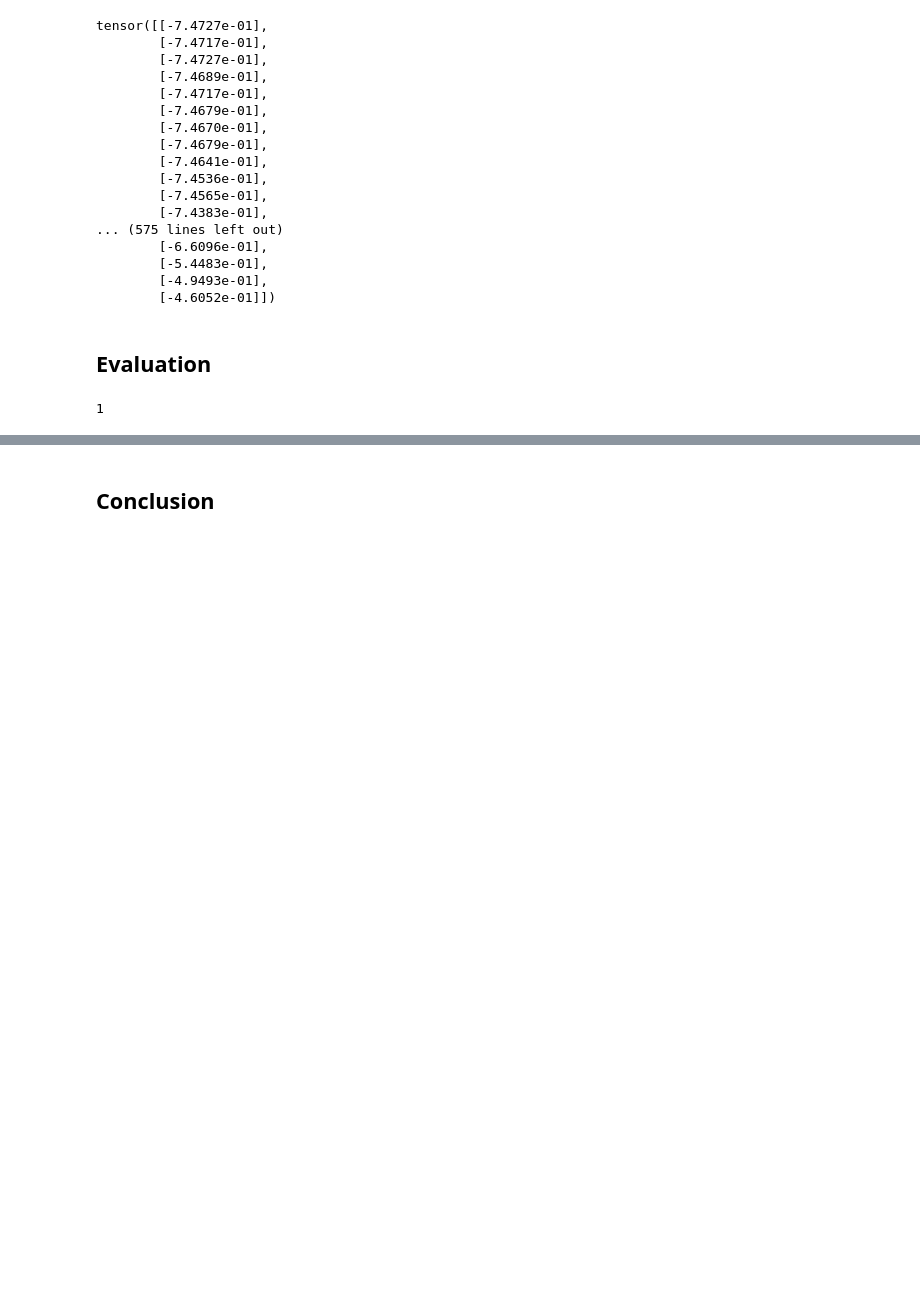
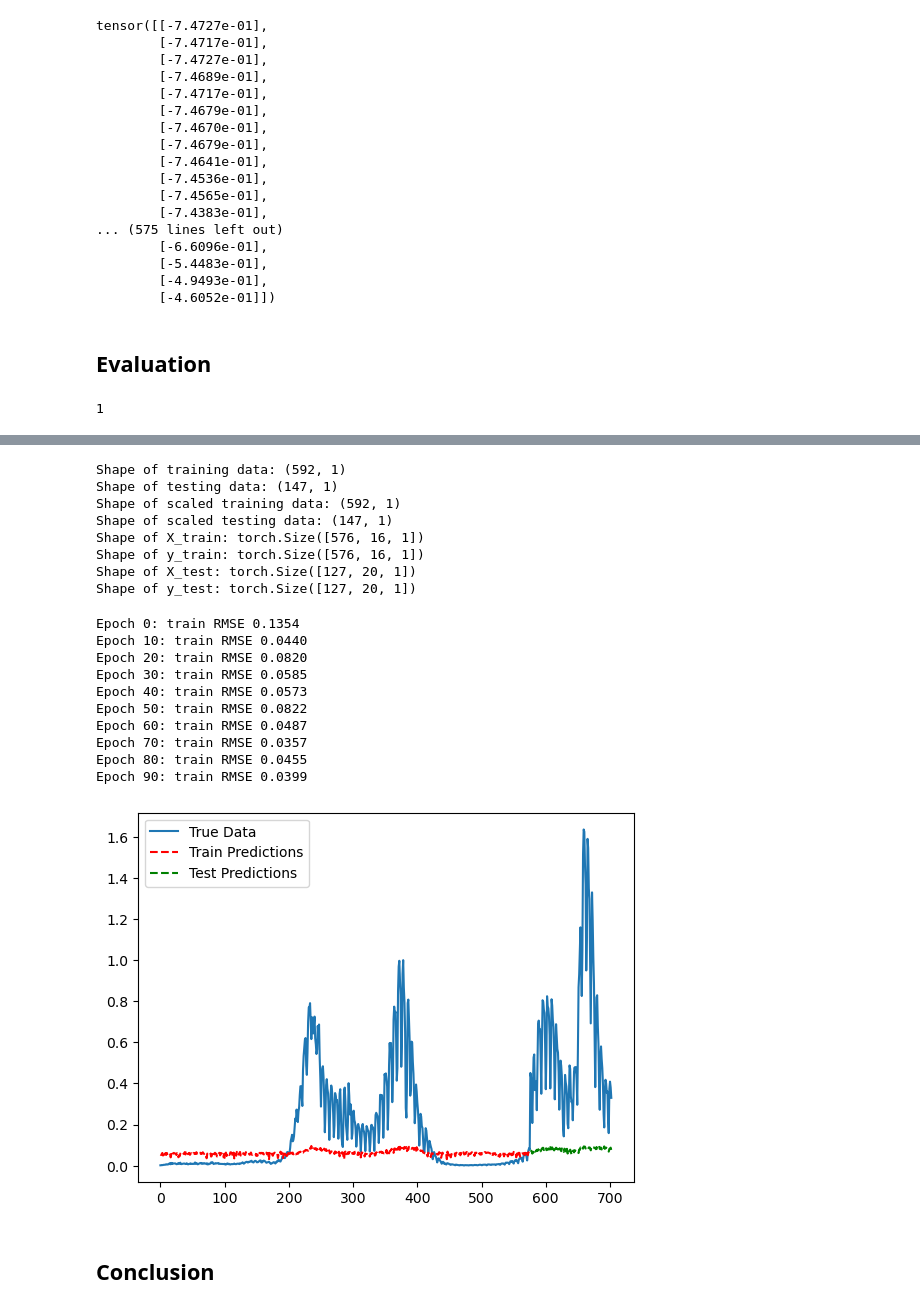
Before and after one commit to PsimonL/DeepLearningProject, a Jupyter notebook: Project.ipynb, the cells around one changed output, grey strips where cells are left out. Cells and saved outputs as stored; diff of their text form; code cells hidden in the pictures; blank space fills up the shorter version.

Commit message:
working model

```diff
--- a/Project.ipynb
+++ b/Project.ipynb
@@ -329,0 +420,26 @@ AssertionError: was expecting embedding dimension of 4, but got 591
+# %%
+import torch
+import torch.nn as nn
+from torch.nn import TransformerEncoder, TransformerEncoderLayer
+
+class TransformerModel(nn.Module):
+    def __init__(self, input_size, output_size, num_layers, hidden_size, num_heads, dropout, embed_dim):
+        super(TransformerModel, self).__init__()
+
+        self.embedding = nn.Linear(input_size, embed_dim)
+        self.transformer_encoder = TransformerEncoder(
+            TransformerEncoderLayer(
+                d_model=embed_dim,
+                nhead=num_heads,
+                dropout=dropout
+            ),
+            num_layers=num_layers
+        )
+        self.fc = nn.Linear(embed_dim, output_size)
+
+    def forward(self, src):
+        src = self.embedding(src)
+        src = src.permute(1, 0, 2)
+        output = self.transformer_encoder(src)
+        output = self.fc(output[-1])
+        return output
@@ -330,3 +536,37 @@ AssertionError: was expecting embedding dimension of 4, but got 591
+# %%
+X_train, y_train, X_test, y_test, train_loader, test_loader = generate_data(df_nowe, 16, 20)
+
+model = TransformerModel(input_size, output_size, num_layers, hidden_size, num_heads, dropout, embed_dim)
+
+# Tworzenie kryterium straty i optymalizatora
+criterion = nn.MSELoss()
+optimizer = torch.optim.Adam(model.parameters(), lr=0.001)
+epochs = 100
+
+# rnn = RNN_Net(input_size=1, hidden_size=10, output_size=1, num_layers=2)
+# criterion_rnn = nn.MSELoss()
+# optimizer_rnn = optim.Adam(rnn.parameters(), lr=0.001)
+train_nets(epochs, model, criterion, optimizer, X_train, y_train, X_test, y_test, train_loader)
+# %% [output]
+Shape of training data: (592, 1)
+Shape of testing data: (147, 1)
+Shape of scaled training data: (592, 1)
+Shape of scaled testing data: (147, 1)
+Shape of X_train: torch.Size([576, 16, 1])
+Shape of y_train: torch.Size([576, 16, 1])
+Shape of X_test: torch.Size([127, 20, 1])
+Shape of y_test: torch.Size([127, 20, 1])
+Epoch 0: train RMSE 0.1354
+Epoch 10: train RMSE 0.0440
+Epoch 20: train RMSE 0.0820
+Epoch 30: train RMSE 0.0585
+Epoch 40: train RMSE 0.0573
+Epoch 50: train RMSE 0.0822
+Epoch 60: train RMSE 0.0487
+Epoch 70: train RMSE 0.0357
+Epoch 80: train RMSE 0.0455
+Epoch 90: train RMSE 0.0399
+[figure, added]
 # %% [markdown]
 ## Conclusion
 # %%
```
Also changed, not shown: parts of 8 cells of this notebook.
